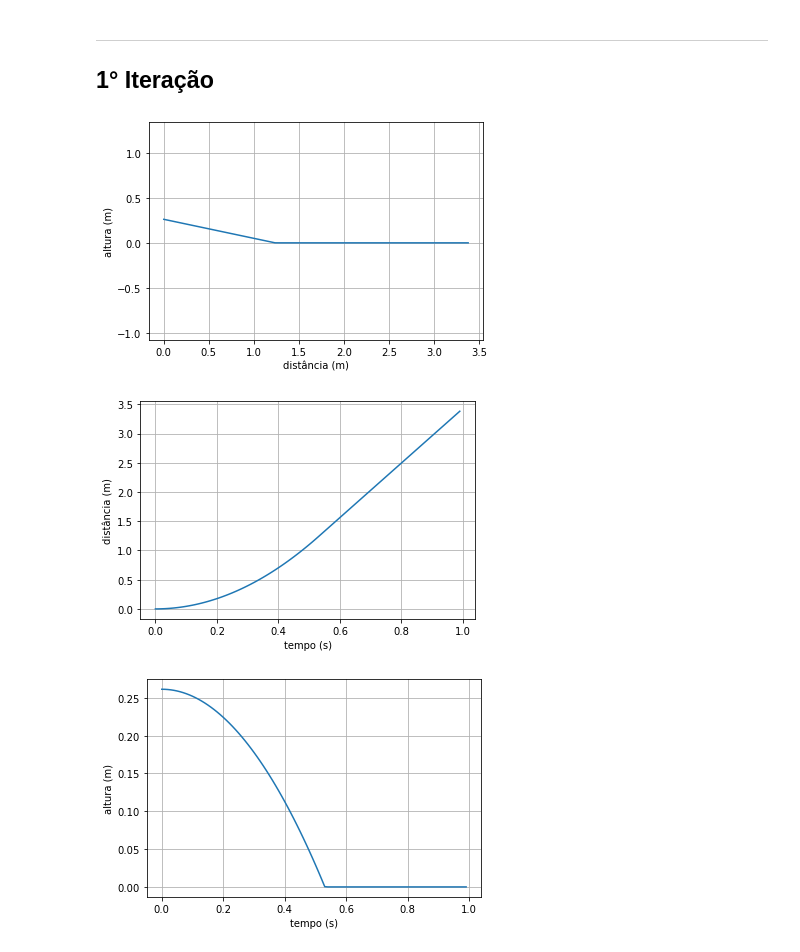
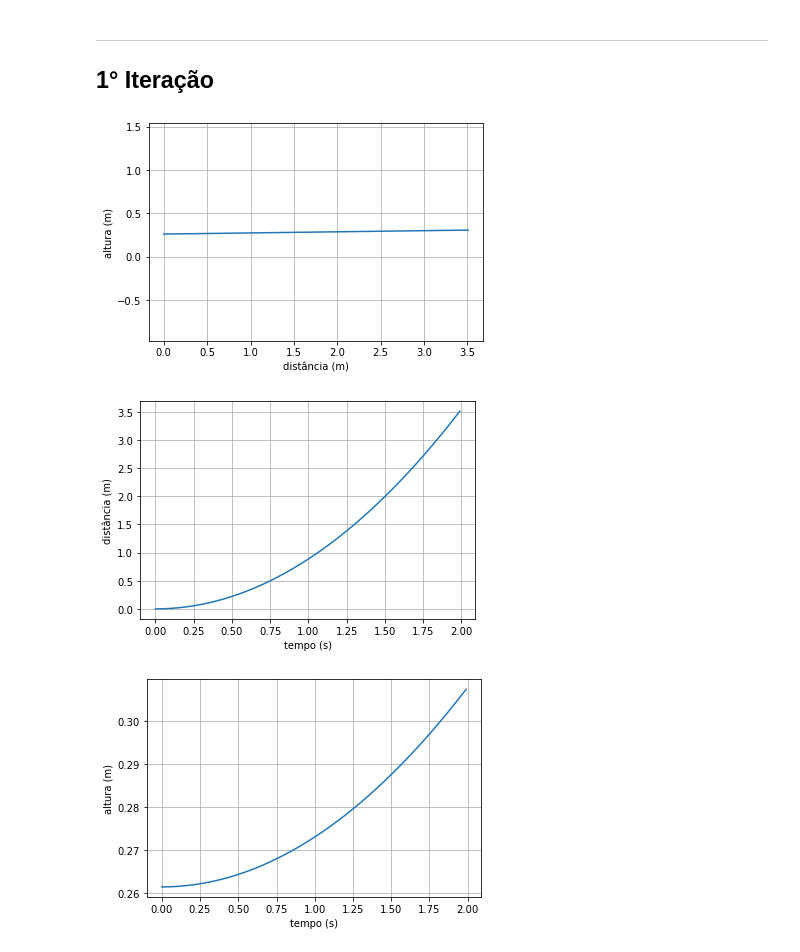
Before and after one commit to pedroivoal/Modsim-P3, a Jupyter notebook: Implementação/modelo.ipynb, the cells around one changed output. Drawn from its saved outputs; the diff is of its cells as text; code cells hidden in the pictures.

```diff
--- a/Implementação/modelo.ipynb
+++ b/Implementação/modelo.ipynb
@@ -41,8 +41,8 @@ def modelo1 (X, t, angle):
 
     dxdt = vx
     dydt = vy
-    dvxdt = g*cos(radians(angle)) - g*tan(radians(angle))*sin(radians(angle))
-    dvydt = -g*sin(radians(angle)) + g*tan(radians(angle))*sin(radians(angle))
+    dvxdt = g*sin(radians(angle))*cos(radians(angle)) - g*tan(radians(angle))*sin(radians(angle))
+    dvydt = -g*sin(radians(angle))*sin(radians(angle)) + g*tan(radians(angle))*sin(radians(angle))
 
     if angle < angle_i:
         return [0, 0, 0, 0]
@@ -56,7 +56,7 @@ def modelo1 (X, t, angle):
         # else:
         #     return [dxdt, 0, dvxdtc, 0]
 
-t_lista = np.arange(0, 1, 0.01)
+t_lista = np.arange(0, 2, 0.01)
 
 # Condições iniciais
 angle = 15
@@ -68,36 +68,36 @@ listx = x[:,0]
 listy = x[:,1]
 
 # Variável que guarda gráfico
 # modelo1, ax = plt.subplots()
 
 # Plota gráfico somente para apresentação
 plt.plot(listx, listy)
 plt.axis('equal')
 plt.title('')
 plt.xlabel('distância (m)')
 plt.ylabel('altura (m)')
 plt.grid(True)
 plt.show()
 # Cria arquivo png com o gráfico no PC
 # modelo1.savefig('0.modelo1.png',  format = 'png', dpi = 1200)
 
 plt.plot(t_lista, listx)
 plt.title('')
 plt.xlabel('tempo (s)')
 plt.ylabel('distância (m)')
 plt.grid(True)
 plt.show()
 
 plt.plot(t_lista, listy)
 plt.title('')
 plt.xlabel('tempo (s)')
 plt.ylabel('altura (m)')
 plt.grid(True)
 plt.show()
 # %% [output]
-[figure, old version]
+[figure, new version]
-[figure, old version]
+[figure, new version]
-[figure, old version]
+[figure, new version]
 # %%
 print(g*cos(radians(angle)) - g*tan(radians(angle))*sin(radians(angle)))
 print(g*tan(radians(angle))*sin(radians(angle)))
```
Also changed, not shown: parts of 1 cell of this notebook.
